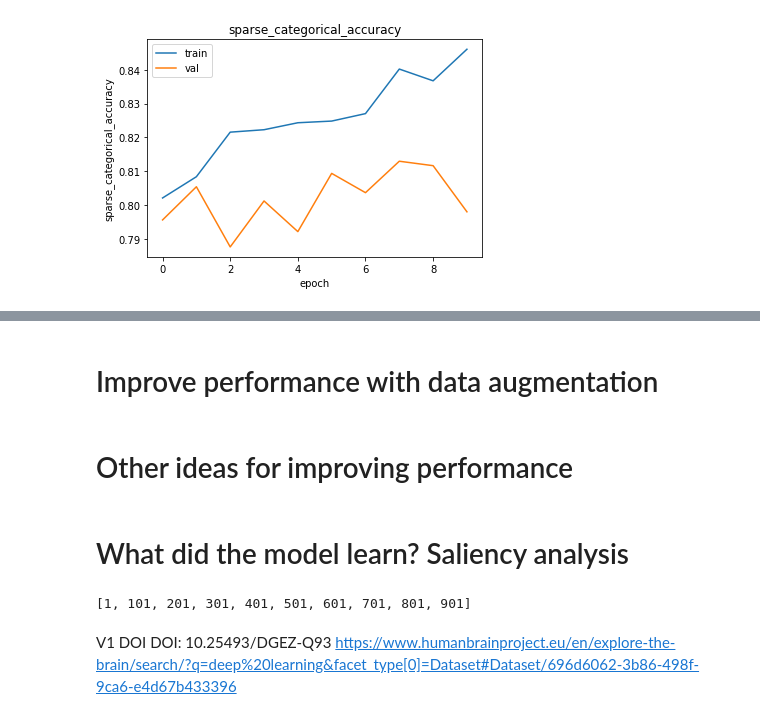
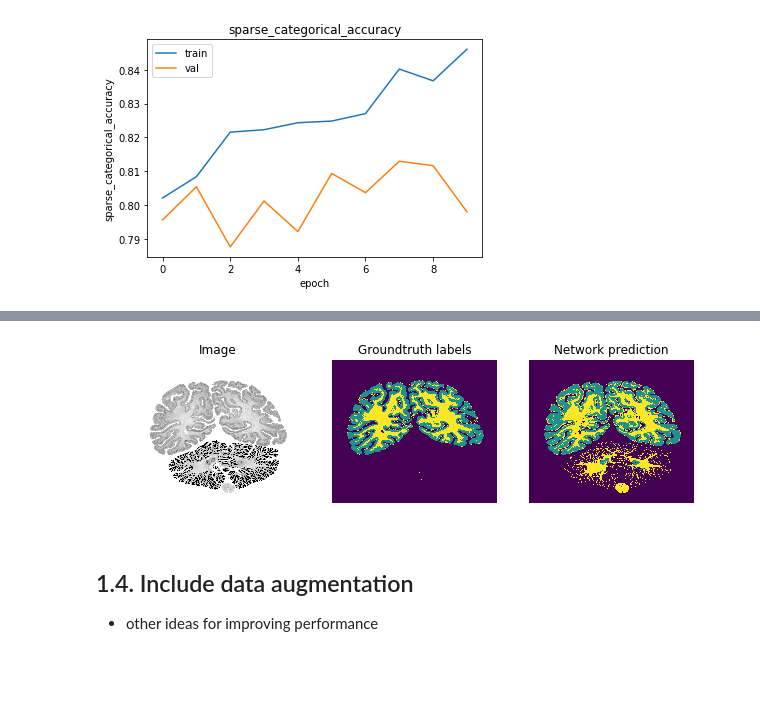
Before and after one commit to hspitzer/histo-seg, a Jupyter notebook: tutorial-segmentation.ipynb, the cells around one changed output, grey strips where cells are left out. Cells and saved outputs as stored; diff of their text form; code cells hidden in the pictures; blank space fills up the shorter version.

```diff
--- a/tutorial-segmentation.ipynb
+++ b/tutorial-segmentation.ipynb
@@ -540,7 +524,0 @@ Text(0.5, 0.98, 'extracted patches')
-# %%
-# plot patches
-fig, axes = plt.subplots(2,3)
-for i,ax in enumerate(axes.T.flatten()):
-    ax.axis('off')
-    ax.imshow(np.argmax(res[i], axis=2), cmap='gray')
-plt.suptitle('extracted patches')
@@ -574,2 +524,0 @@ tf.__version__
-# %% [markdown]
-# Improve performance with data augmentation
@@ -578,2 +525,20 @@ import tensorflow as tf
+# %%
+# create predicted image from patches
+Z_test = create_image_from_patches(predicted_patches, grid, X_test.shape)
+# %%
+# show results
+fig, axes = plt.subplots(1,3, figsize=(10,5))
+axes[0].imshow(X_test, cmap='gray')
+axes[0].set_title("Image")
+axes[1].imshow(Y_test)
+axes[1].set_title("Groundtruth labels")
+axes[2].imshow(Z_test)
+axes[2].set_title("Network prediction")
+for i,ax in enumerate(axes.T.flatten()):
+    ax.axis('off')
+# %% [output]
+[figure, added]
 # %% [markdown]
-# Other ideas for improving performance
+## 1.4. Include data augmentation
+
+- other ideas for improving performance
@@ -582,9 +544,0 @@ keras.__version__
-# %% [markdown]
-# What did the model learn? Saliency analysis
-# %%
-range(1,1000, 100)
-# %% [output]
-[1, 101, 201, 301, 401, 501, 601, 701, 801, 901]
-# %% [markdown]
-V1 DOI DOI: 10.25493/DGEZ-Q93
-https://www.humanbrainproject.eu/en/explore-the-brain/search/?q=deep%20learning&facet_type[0]=Dataset#Dataset/696d6062-3b86-498f-9ca6-e4d67b433396
```
Also changed, not shown: parts of 33 cells of this notebook, 1 other file.
